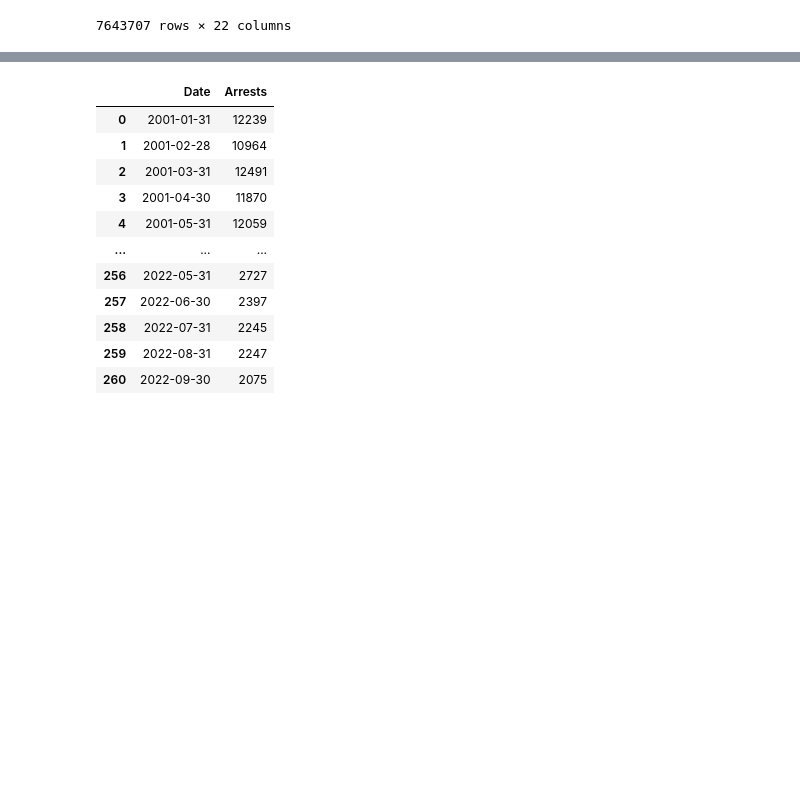
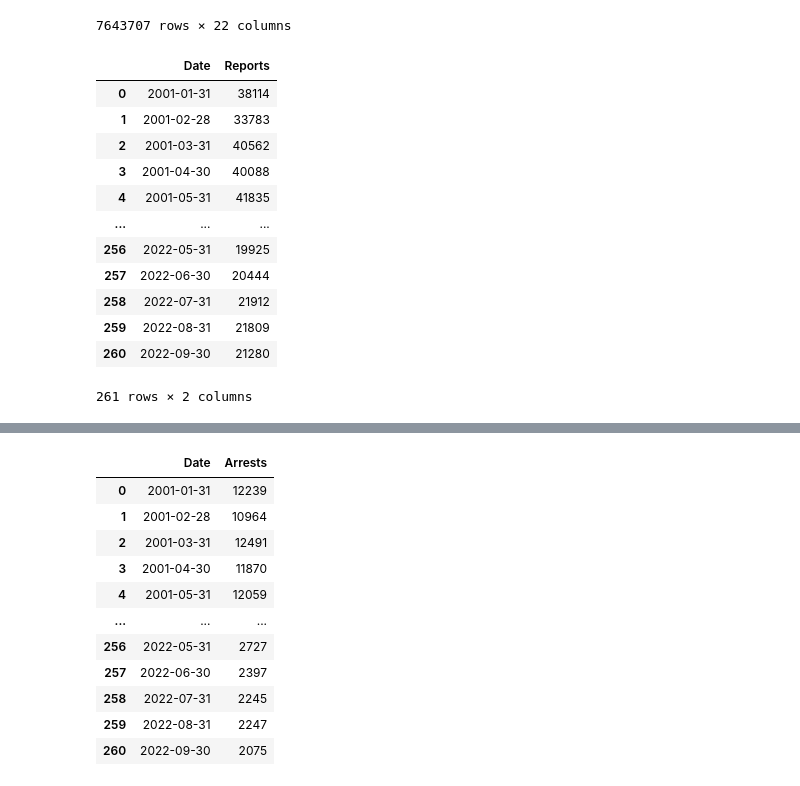
Before and after one commit to RandomFractals/chicago-crimes, a Jupyter notebook: notebooks/chicago-crimes-altair.ipynb, the cells around one changed output, grey strips where cells are left out. Cells and saved outputs as stored; diff of their text form; code cells hidden in the pictures; blank space fills up the shorter version.

Commit message:
add monthly crime reports line chart (#32)

```diff
--- a/notebooks/chicago-crimes-altair.ipynb
+++ b/notebooks/chicago-crimes-altair.ipynb
@@ -74,3 +74,26 @@ crimes
 | 2022-09-21 22:27:00 | 12835278 | JF405774 | 2022-09-21 22:27:00 | 012XX W 111TH ST | 1310 | CRIMINAL DAMAGE | TO PROPERTY | GAS STATION | ... |
 | 2022-09-17 07:00:00 | 12829957 | JF399377 | 2022-09-17 07:00:00 | 066XX S VERNON AVE | 0910 | MOTOR VEHICLE THEFT | AUTOMOBILE | STREET | ... |
 7643707 rows × 22 columns
+# %%
+# get crimes by type
+crimes_by_type = crimes[['Primary Type']]
+
+# sum monthly crime reports
+monthly_reports = crimes_by_type.resample('M').count()
+monthly_reports.columns = ['Reports'] # rename Primary Type column
+monthly_reports = monthly_reports.reset_index()
+monthly_reports
+# %% [output]
+|  | Date | Reports |
+| 0 | 2001-01-31 | 38114 |
+| 1 | 2001-02-28 | 33783 |
+| 2 | 2001-03-31 | 40562 |
+| 3 | 2001-04-30 | 40088 |
+| 4 | 2001-05-31 | 41835 |
+| ... | ... | ... |
+| 256 | 2022-05-31 | 19925 |
+| 257 | 2022-06-30 | 20444 |
+| 258 | 2022-07-31 | 21912 |
+| 259 | 2022-08-31 | 21809 |
+| 260 | 2022-09-30 | 21280 |
+261 rows × 2 columns
```
Also changed, not shown: parts of 1 cell of this notebook.
